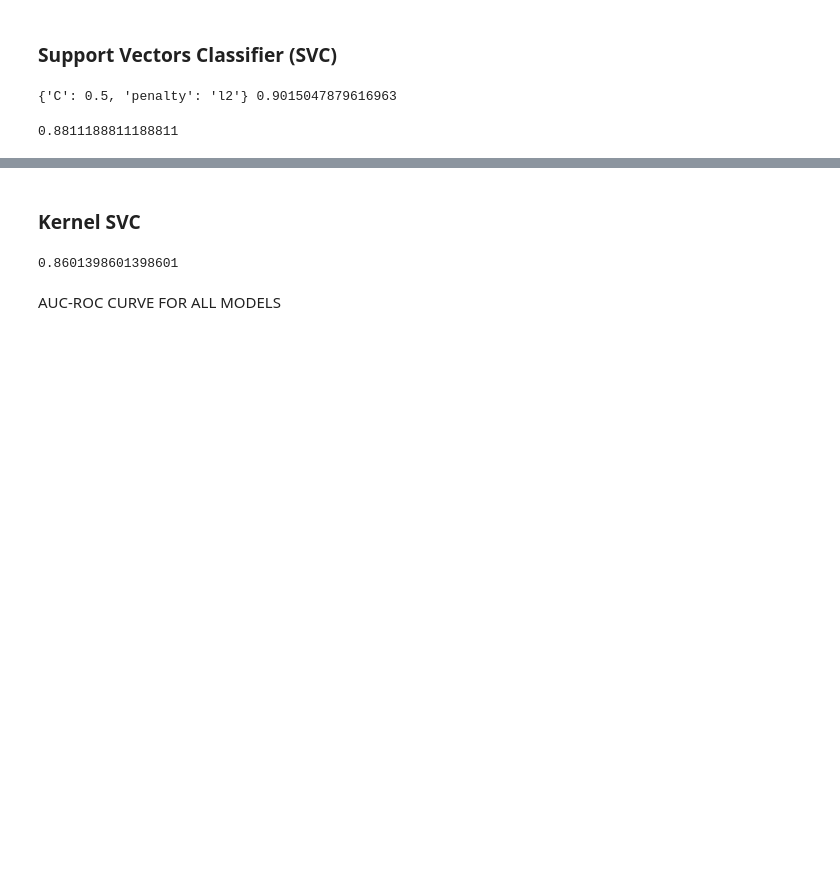
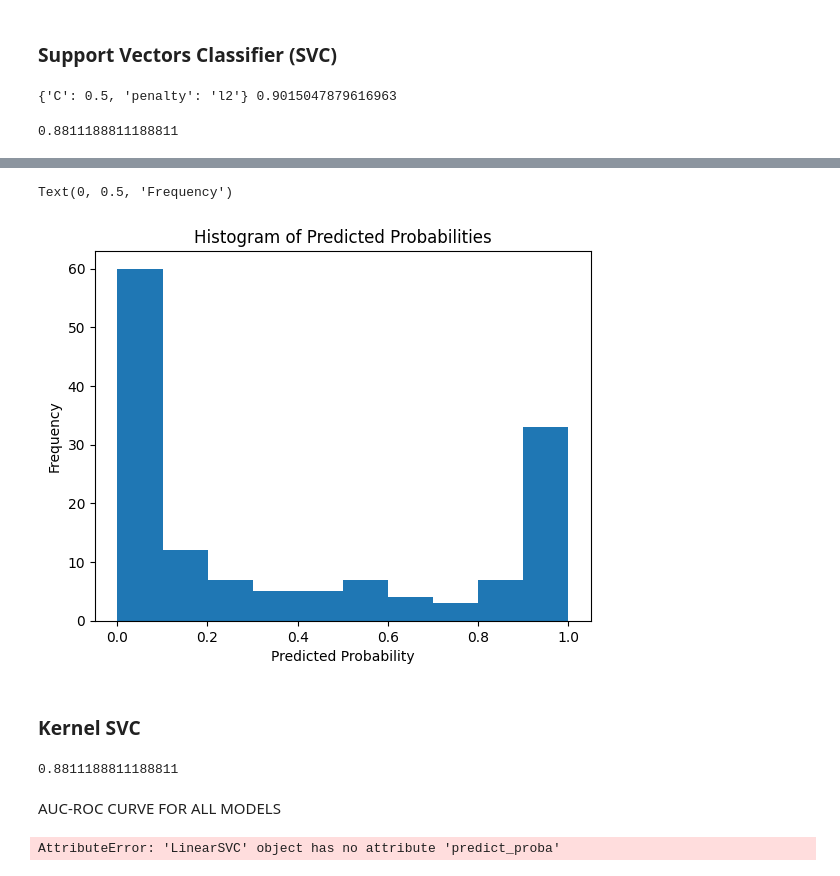
Before and after one commit to LeonardoMicheluz/progettoHealth, a Jupyter notebook: index_Micheluz.ipynb, the cells around one changed output, grey strips where cells are left out. Saved outputs shown, nothing was run; the diff lists cells and outputs as text; code cells hidden in the pictures; blank space fills up the shorter version.

```diff
--- a/index_Micheluz.ipynb
+++ b/index_Micheluz.ipynb
@@ -617,15 +602,37 @@ fig.show()
+# %%
+# Ottenere i valori della funzione di decisione per il set di addestramento
+decision_values_train = svc.decision_function(X_train2)
+
+# we now create a new model using the predicted probabilites as input in order to calibrate original probabilites predicted
+lr_model = LogisticRegression()
+lr_model.fit(decision_values_train.reshape(-1,1), y_train2)
+
+# Ottenere i valori della funzione di decisione per il set di test
+decision_values_test = svc.decision_function(X_test)
+
+# Calcolare le probabilità previste utilizzando il modello di regressione logistica
+pred_probs = lr_model.predict_proba(decision_values_test.reshape(-1, 1))[:, 1]
+
+# plotting
+plt.hist(pred_probs, bins=10)
+plt.title('Histogram of Predicted Probabilities')
+plt.xlabel('Predicted Probability')
+plt.ylabel('Frequency')
+# %% [output]
+Text(0, 0.5, 'Frequency')
+[figure, added]
 # %% [markdown]
 ### Kernel SVC
 # %%
 from sklearn.svm import SVC
 # %%
-svc = SVC(kernel='rbf', C=30, gamma='scale')
-svc = svc.fit(X_train, y_train)
-y_pred = svc.predict(X_test)
-accuracy = svc.score(X_test, y_test)
+ksvc = SVC(kernel='rbf', C=30, gamma='scale')
+ksvc = svc.fit(X_train2, y_train2)
+y_pred = ksvc.predict(X_test2)
+accuracy = ksvc.score(X_test2, y_test2)
 print(accuracy)
 # %% [output]
-0.8601398601398601
+0.8811188811188811
 # %% [markdown]
 AUC-ROC CURVE FOR ALL MODELS
 # %%
@@ -641,35 +648,28 @@ random_forest.fit(X_train2, y_train2)
 knn = KNeighborsClassifier()
 knn.fit(X_train2, y_train2)
 
-# Modello SVC
-svc = SVC(probability=True)
-svc.fit(X_train2, y_train2)
-
-# Modello Kernel SVC
-kernel_svc = SVC(kernel='rbf', probability=True)
-kernel_svc.fit(X_train2, y_train2)
-
-
 # Predire le probabilità per il test set
 y_prob_decision_tree = decision_tree.predict_proba(X_test2)[:, 1]
 y_prob_random_forest = random_forest.predict_proba(X_test2)[:, 1]
 y_prob_knn = knn.predict_proba(X_test2)[:, 1]
 y_prob_svc = svc.predict_proba(X_test2)[:, 1]
-y_prob_kernel_svc = kernel_svc.predict_proba(X_test2)[:, 1]
+y_prob_ksvc = ksvc.predict_proba(X_test2)[:, 1]
 
 # Calcolare i tassi di veri positivi e falsi positivi
 fpr_decision_tree, tpr_decision_tree, _ = roc_curve(y_test2, y_prob_decision_tree)
 fpr_random_forest, tpr_random_forest, _ = roc_curve(y_test2, y_prob_random_forest)
 fpr_knn, tpr_knn, _ = roc_curve(y_test2, y_prob_knn)
 fpr_svc, tpr_svc, _ = roc_curve(y_test2, y_prob_svc)
-fpr_kernel_svc, tpr_kernel_svc, _ = roc_curve(y_test2, y_prob_kernel_svc)
+fpr_kernel_svc, tpr_kernel_svc, _ = roc_curve(y_test2, y_prob_ksvc)
 
 # Calcolare l'AUC
 auc_decision_tree = roc_auc_score(y_test2, y_prob_decision_tree)
 auc_random_forest = roc_auc_score(y_test2, y_prob_random_forest)
 auc_knn = roc_auc_score(y_test2, y_prob_knn)
 auc_svc = roc_auc_score(y_test2, y_prob_svc)
-auc_kernel_svc = roc_auc_score(y_test2, y_prob_kernel_svc)
+auc_kernel_svc = roc_auc_score(y_test2, y_prob_ksvc)
+# %% [output]
+AttributeError: 'LinearSVC' object has no attribute 'predict_proba'
 # %%
 # Visualizzare la curva ROC
 plt.figure()
```
Also changed, not shown: parts of 19 cells of this notebook.
